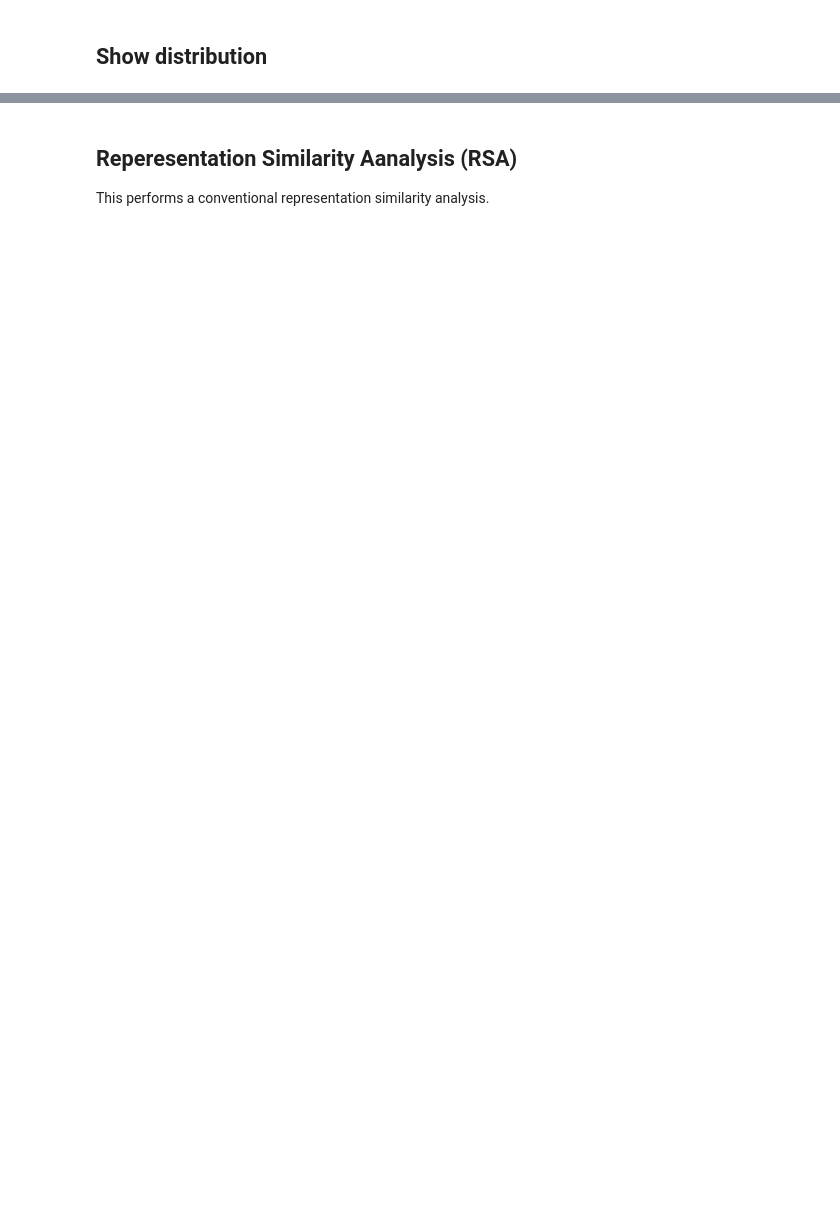
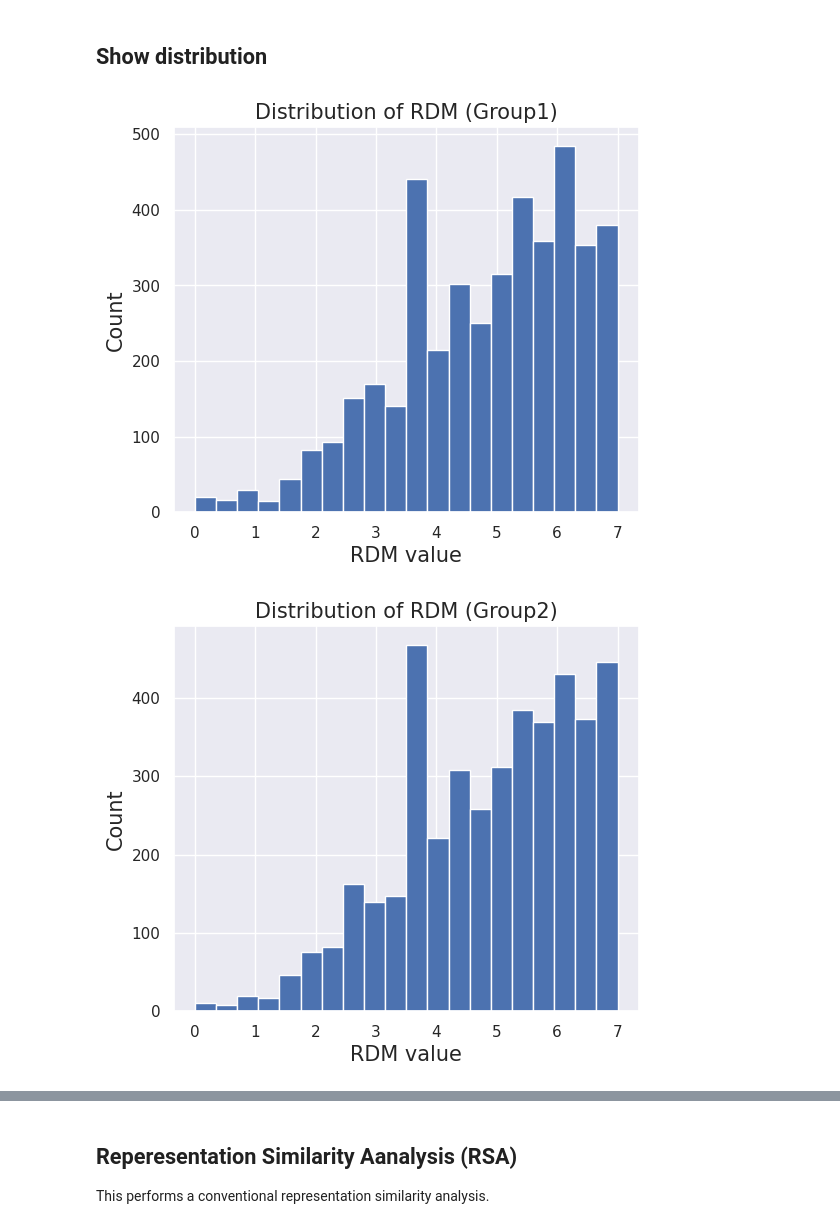
Before and after one commit to oizumi-lab/GWTune, a Jupyter notebook: scripts/tutorial.ipynb, the cells around one changed output, grey strips where cells are left out. Saved outputs shown, nothing was run; the diff lists cells and outputs as text; code cells hidden in the pictures; blank space fills up the shorter version.

```diff
--- a/scripts/tutorial.ipynb
+++ b/scripts/tutorial.ipynb
@@ -381,14 +396,18 @@ if data_select == "THINGS":
 # %%
 ## Dataset without category information
 if data_select == "color":
     axes = visualization.show_distribution(
         align_representation,
         fig_dir=None,
 
         # keyword arguments
         show_figure = True,
         fig_ext="svg", # you can also use "png" or "pdf", and so on. Default is "png".
         figsize=(6, 5),
         title_size = 15,
         color = 'C0',
+        bins=20
     )
+# %% [output]
+[figure, added]
+[figure, added]
```
Also changed, not shown: parts of 11 cells of this notebook, 7 other files.
